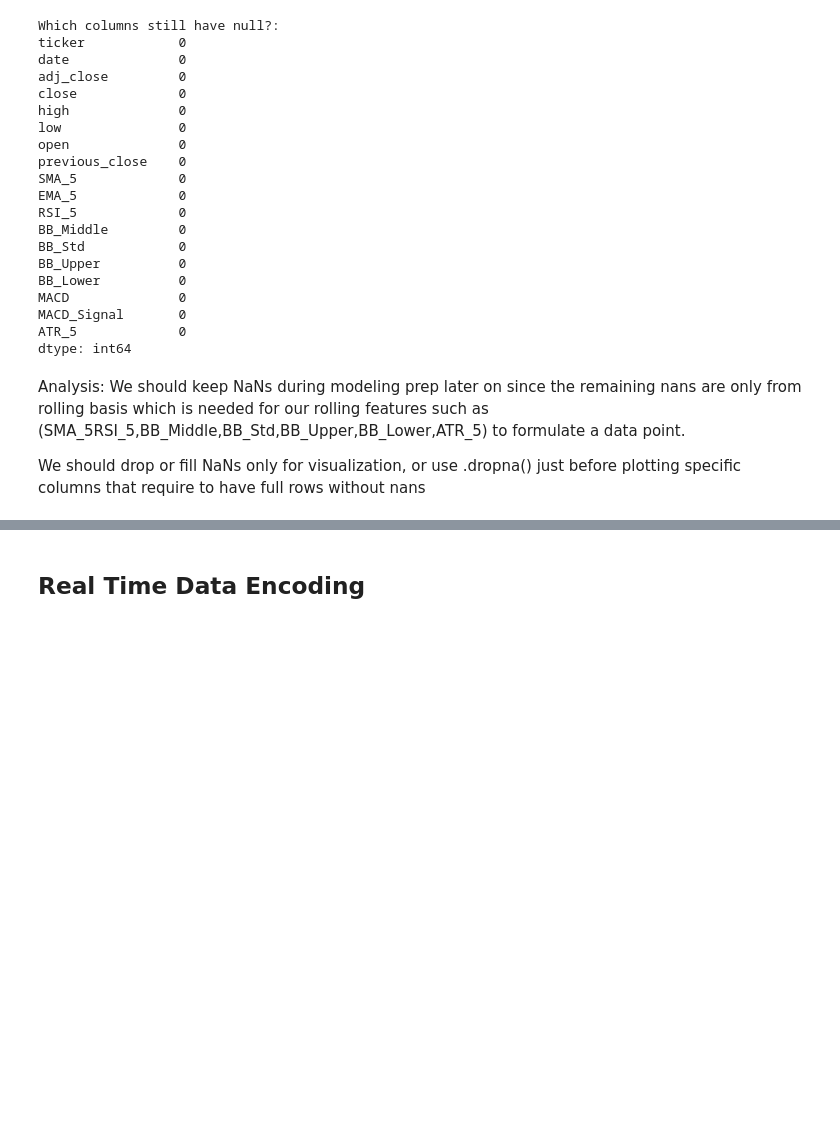
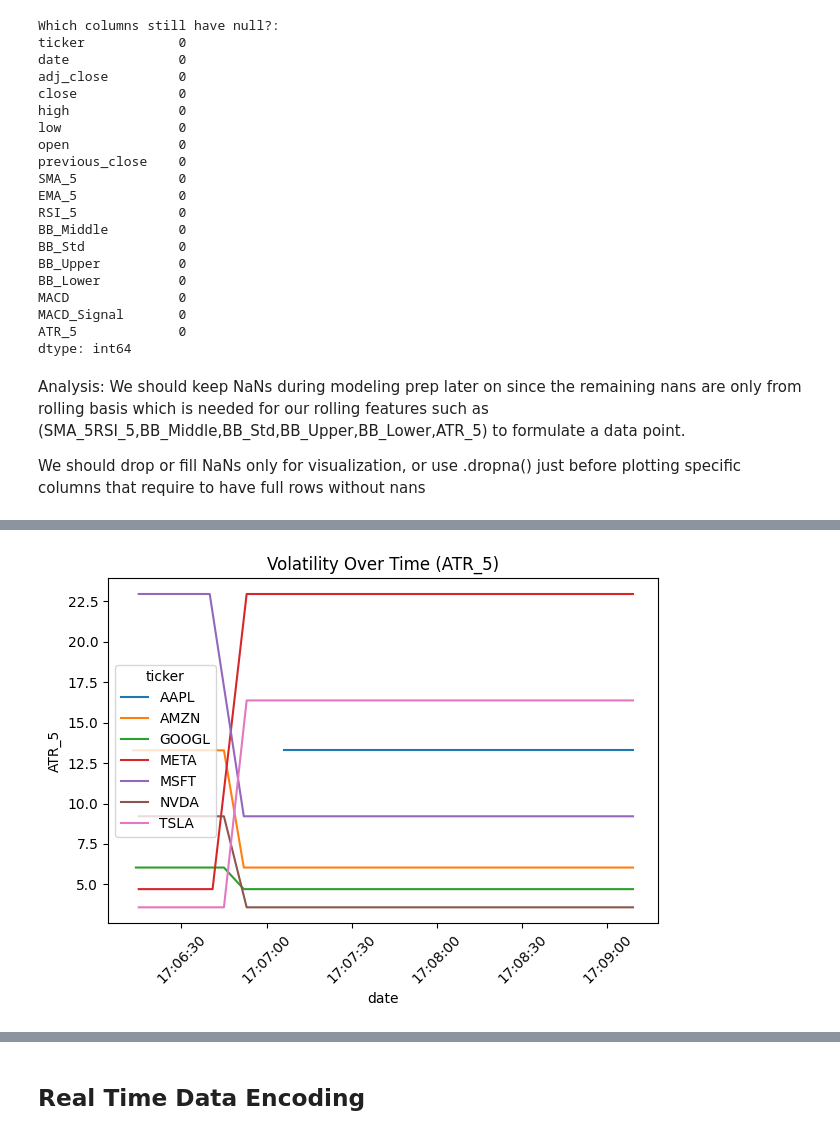
Before and after one commit to HaseemArshad/Stock-Market-Prediction-Model, a Jupyter notebook: StockMarketPredictionModel.ipynb, the cells around one changed output, grey strips where cells are left out. Drawn from its saved outputs; the diff is of its cells as text; code cells hidden in the pictures; blank space fills up the shorter version.

```diff
--- a/StockMarketPredictionModel.ipynb
+++ b/StockMarketPredictionModel.ipynb
@@ -629,0 +677,8 @@ We should drop or fill NaNs only for visualization, or use .dropna() just before
+# %%
+sns.lineplot(data=df_cass_final, x="date", y="ATR_5", hue="ticker")
+plt.title("Volatility Over Time (ATR_5)")
+plt.xticks(rotation=45)
+plt.tight_layout()
+plt.show()
+# %% [output]
+[figure, added]
```
Also changed, not shown: parts of 19 cells of this notebook, 1 other file.
